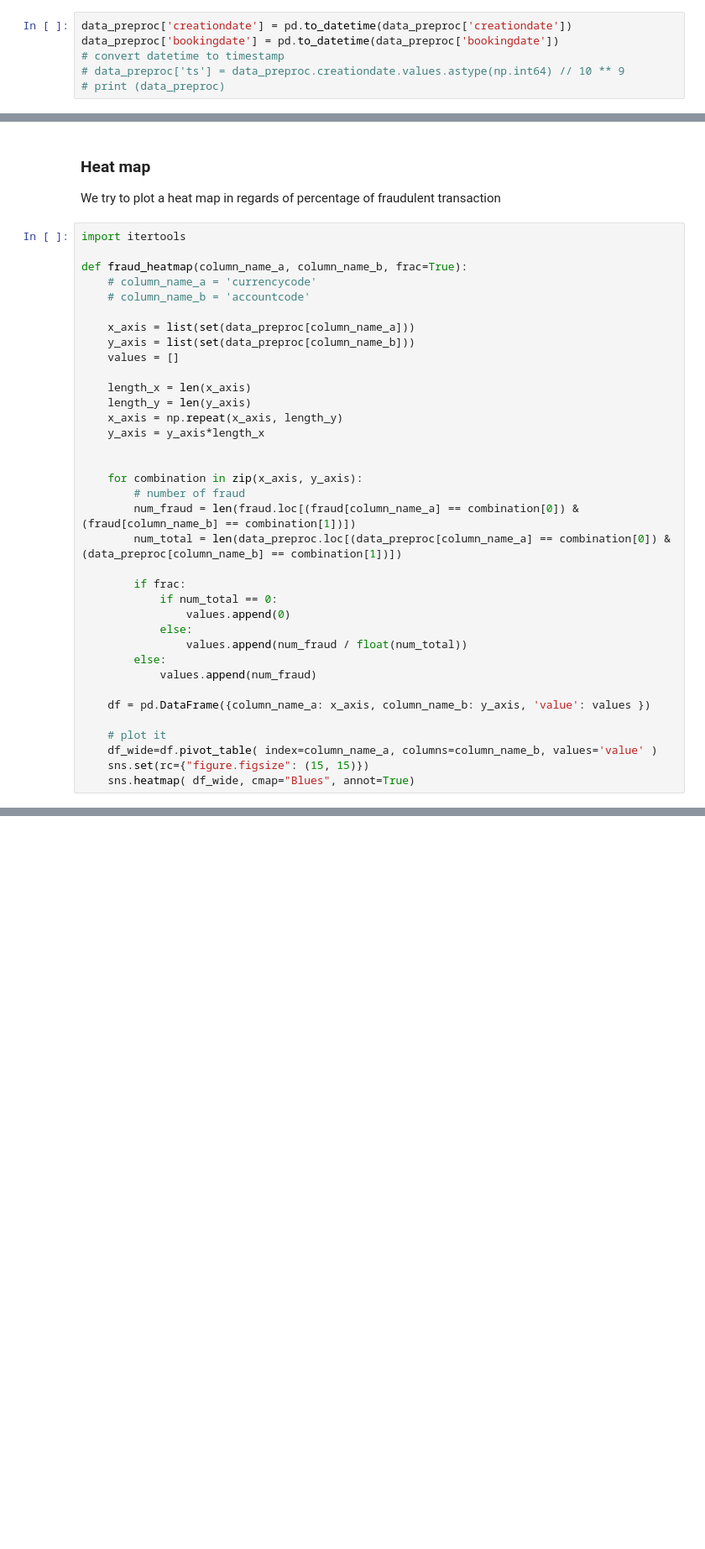
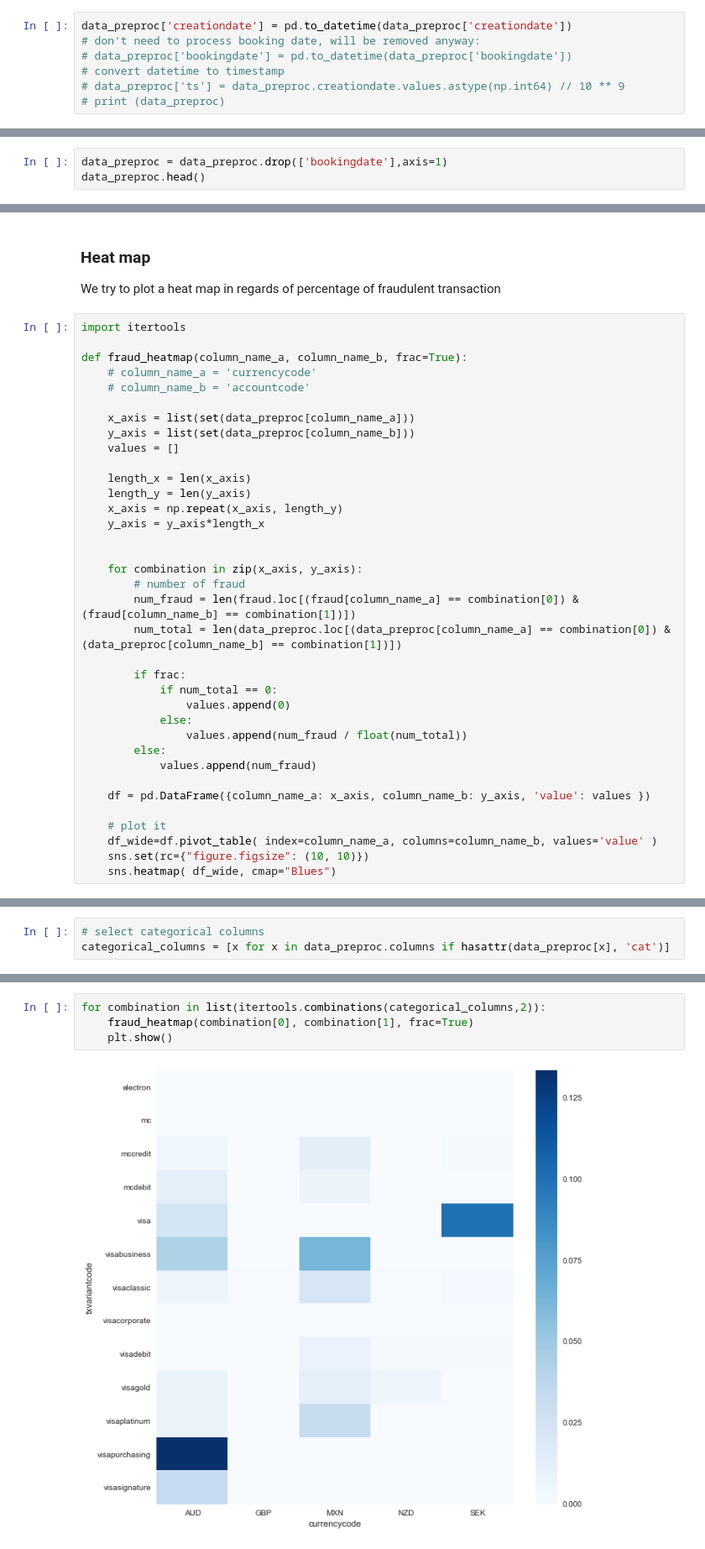
Before and after one commit to enreina/cs4035-lab, a Jupyter notebook: lab1/fraud_detection.ipynb, the cells around one changed output, grey strips where cells are left out. Shown at 84% size. Cells and saved outputs as stored; diff of their text form; blank space fills up the shorter version.

Commit message:
generate multiple heatmaps

```diff
--- a/lab1/fraud_detection.ipynb
+++ b/lab1/fraud_detection.ipynb
@@ -101,7 +101,8 @@ data_preproc.head()
 ### Transform date to pandas datetime
 # %%
 data_preproc['creationdate'] = pd.to_datetime(data_preproc['creationdate'])
-data_preproc['bookingdate'] = pd.to_datetime(data_preproc['bookingdate'])
+# don't need to process booking date, will be removed anyway:
+# data_preproc['bookingdate'] = pd.to_datetime(data_preproc['bookingdate'])
 # convert datetime to timestamp
 # data_preproc['ts'] = data_preproc.creationdate.values.astype(np.int64) // 10 ** 9
 # print (data_preproc)
@@ -193,0 +198,3 @@ dtype: object
+# %%
+data_preproc = data_preproc.drop(['bookingdate'],axis=1)
+data_preproc.head()
@@ -266,5 +280,5 @@ def fraud_heatmap(column_name_a, column_name_b, frac=True):
 
     # plot it
     df_wide=df.pivot_table( index=column_name_a, columns=column_name_b, values='value' )
-    sns.set(rc={"figure.figsize": (15, 15)})
-    sns.heatmap( df_wide, cmap="Blues", annot=True)
+    sns.set(rc={"figure.figsize": (10, 10)})
+    sns.heatmap( df_wide, cmap="Blues")
@@ -274,0 +285,3 @@ fraud_heatmap('currencycode', 'accountcode', frac=False) # change the two column
+# %%
+# select categorical columns
+categorical_columns = [x for x in data_preproc.columns if hasattr(data_preproc[x], 'cat')]
@@ -274,0 +290,6 @@ fraud_heatmap('currencycode', 'accountcode', frac=False) # change the two column
+# %%
+for combination in list(itertools.combinations(categorical_columns,2)):
+    fraud_heatmap(combination[0], combination[1], frac=True)
+    plt.show()
+# %% [output]
+[figure, added]
```
Also changed, not shown: parts of 10 cells of this notebook.
